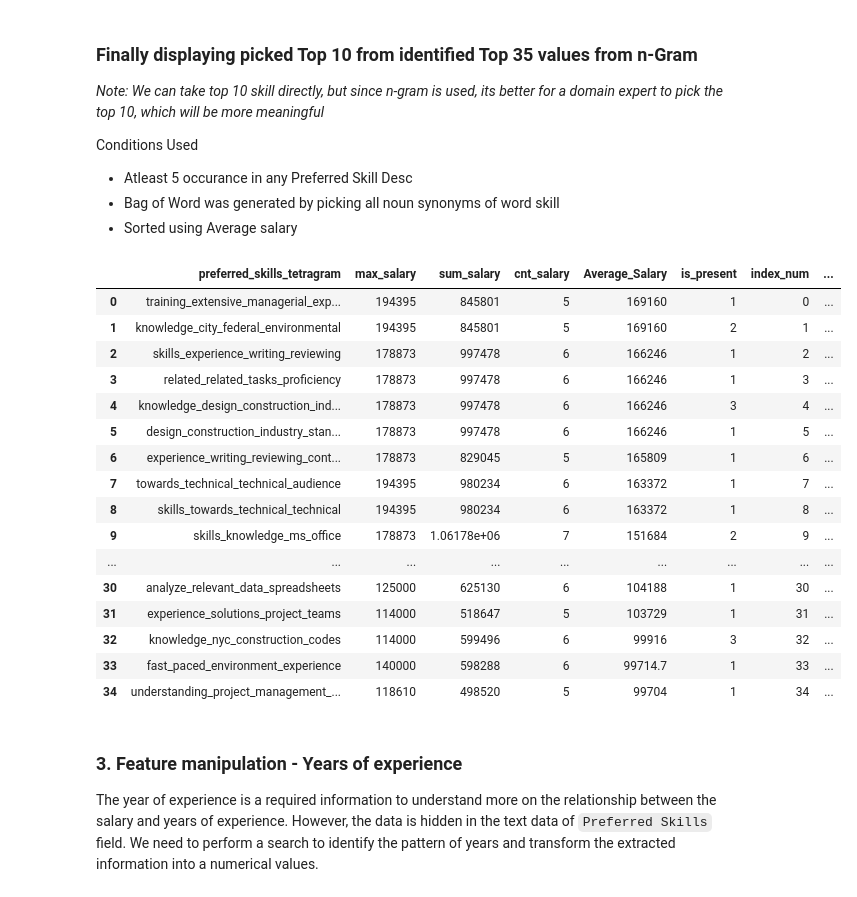
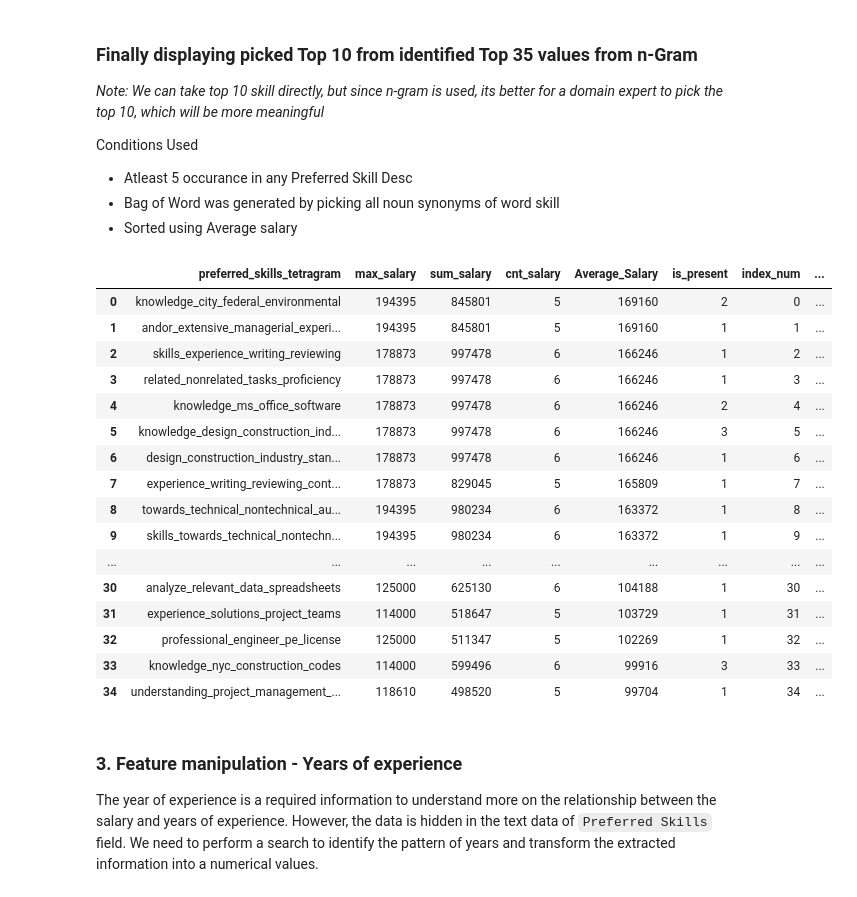
Before and after one commit to Data-Citadel/IDS_GROUP006, a Jupyter notebook: Clustering-New York Job Posting Data-V1.1.ipynb, the cells around one changed output. Cells and saved outputs as stored; diff of their text form; code cells hidden in the pictures.

```diff
--- a/Clustering-New York Job Posting Data-V1.1.ipynb
+++ b/Clustering-New York Job Posting Data-V1.1.ipynb
@@ -596,28 +606,28 @@ Conditions Used
 # %%
 # To pick top 35 from n-grams
 tetra_df = tetra_df.iloc[:35]
 
 #Handpicked Top 10 from the top 35
-tetra_df['selected'] = tetra_df['index_num'].apply(lambda x: x in [1,4,6,12,15,16,22,26,29,32])
+tetra_df['selected'] = tetra_df['index_num'].apply(lambda x: x in [0,4,6,12,15,16,22,26,29,32])
 color = (tetra_df['selected'] == True).map({True: 'background-color: yellow', False: ''})
 tetra_df.style.apply(lambda s: color)
 # %% [output]
 |  | preferred_skills_tetragram | max_salary | sum_salary | cnt_salary | Average_Salary | is_present | index_num | ... |
-| 0 | training_extensive_managerial_exp... | 194395 | 845801 | 5 | 169160 | 1 | 0 | ... |
-| 1 | knowledge_city_federal_environmental | 194395 | 845801 | 5 | 169160 | 2 | 1 | ... |
+| 0 | knowledge_city_federal_environmental | 194395 | 845801 | 5 | 169160 | 2 | 0 | ... |
+| 1 | andor_extensive_managerial_experi... | 194395 | 845801 | 5 | 169160 | 1 | 1 | ... |
 | 2 | skills_experience_writing_reviewing | 178873 | 997478 | 6 | 166246 | 1 | 2 | ... |
-| 3 | related_related_tasks_proficiency | 178873 | 997478 | 6 | 166246 | 1 | 3 | ... |
-| 4 | knowledge_design_construction_ind... | 178873 | 997478 | 6 | 166246 | 3 | 4 | ... |
-| 5 | design_construction_industry_stan... | 178873 | 997478 | 6 | 166246 | 1 | 5 | ... |
-| 6 | experience_writing_reviewing_cont... | 178873 | 829045 | 5 | 165809 | 1 | 6 | ... |
-| 7 | towards_technical_technical_audience | 194395 | 980234 | 6 | 163372 | 1 | 7 | ... |
-| 8 | skills_towards_technical_technical | 194395 | 980234 | 6 | 163372 | 1 | 8 | ... |
-| 9 | skills_knowledge_ms_office | 178873 | 1.06178e+06 | 7 | 151684 | 2 | 9 | ... |
+| 3 | related_nonrelated_tasks_proficiency | 178873 | 997478 | 6 | 166246 | 1 | 3 | ... |
+| 4 | knowledge_ms_office_software | 178873 | 997478 | 6 | 166246 | 2 | 4 | ... |
+| 5 | knowledge_design_construction_ind... | 178873 | 997478 | 6 | 166246 | 3 | 5 | ... |
+| 6 | design_construction_industry_stan... | 178873 | 997478 | 6 | 166246 | 1 | 6 | ... |
+| 7 | experience_writing_reviewing_cont... | 178873 | 829045 | 5 | 165809 | 1 | 7 | ... |
+| 8 | towards_technical_nontechnical_au... | 194395 | 980234 | 6 | 163372 | 1 | 8 | ... |
+| 9 | skills_towards_technical_nontechn... | 194395 | 980234 | 6 | 163372 | 1 | 9 | ... |
 | ... | ... | ... | ... | ... | ... | ... | ... | ... |
 | 30 | analyze_relevant_data_spreadsheets | 125000 | 625130 | 6 | 104188 | 1 | 30 | ... |
 | 31 | experience_solutions_project_teams | 114000 | 518647 | 5 | 103729 | 1 | 31 | ... |
-| 32 | knowledge_nyc_construction_codes | 114000 | 599496 | 6 | 99916 | 3 | 32 | ... |
-| 33 | fast_paced_environment_experience | 140000 | 598288 | 6 | 99714.7 | 1 | 33 | ... |
+| 32 | professional_engineer_pe_license | 125000 | 511347 | 5 | 102269 | 1 | 32 | ... |
+| 33 | knowledge_nyc_construction_codes | 114000 | 599496 | 6 | 99916 | 3 | 33 | ... |
 | 34 | understanding_project_management_... | 118610 | 498520 | 5 | 99704 | 1 | 34 | ... |
 # %% [markdown]
 ### 3. Feature manipulation - Years of experience
```
Also changed, not shown: parts of 21 cells of this notebook, 1 other file.
